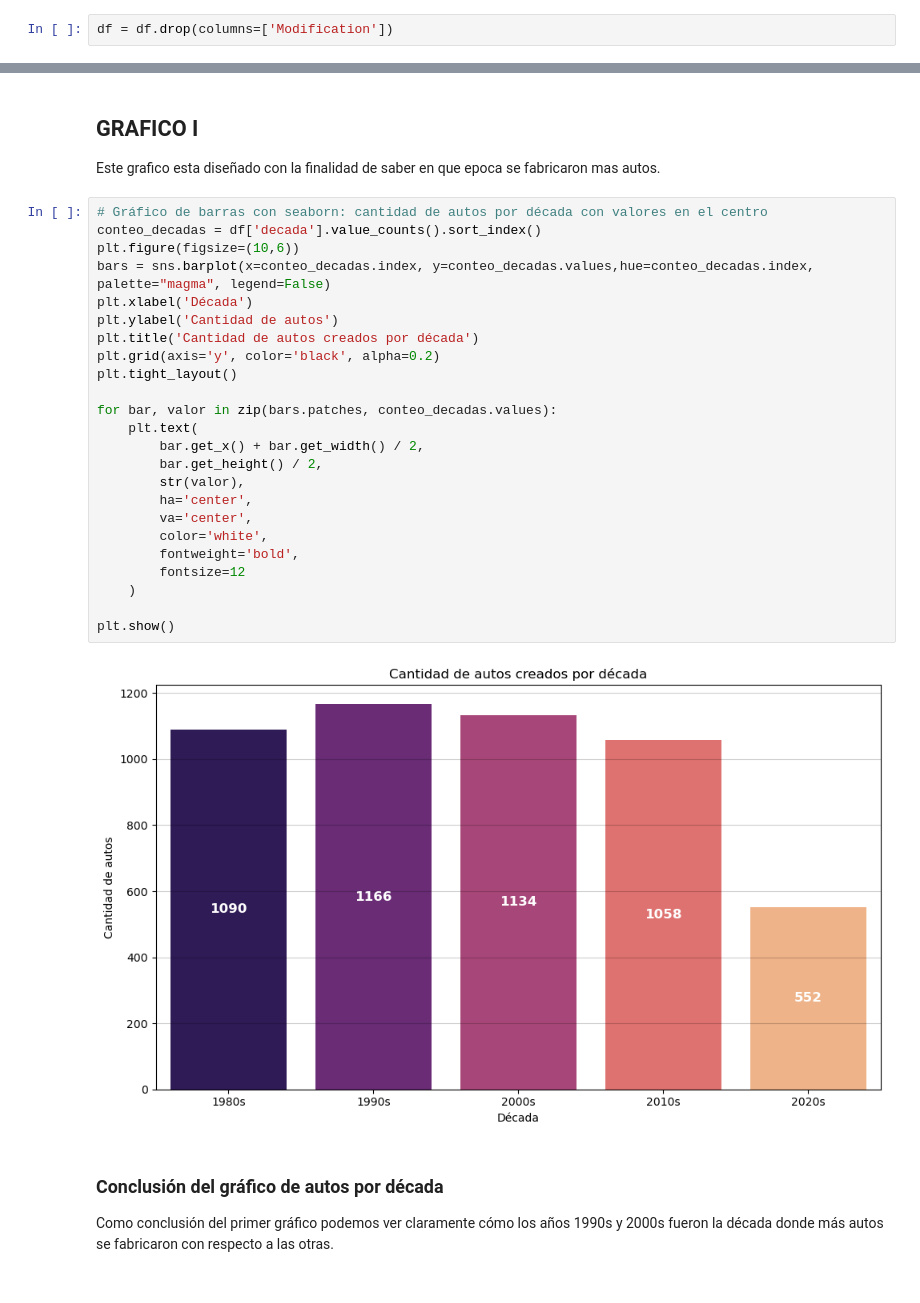
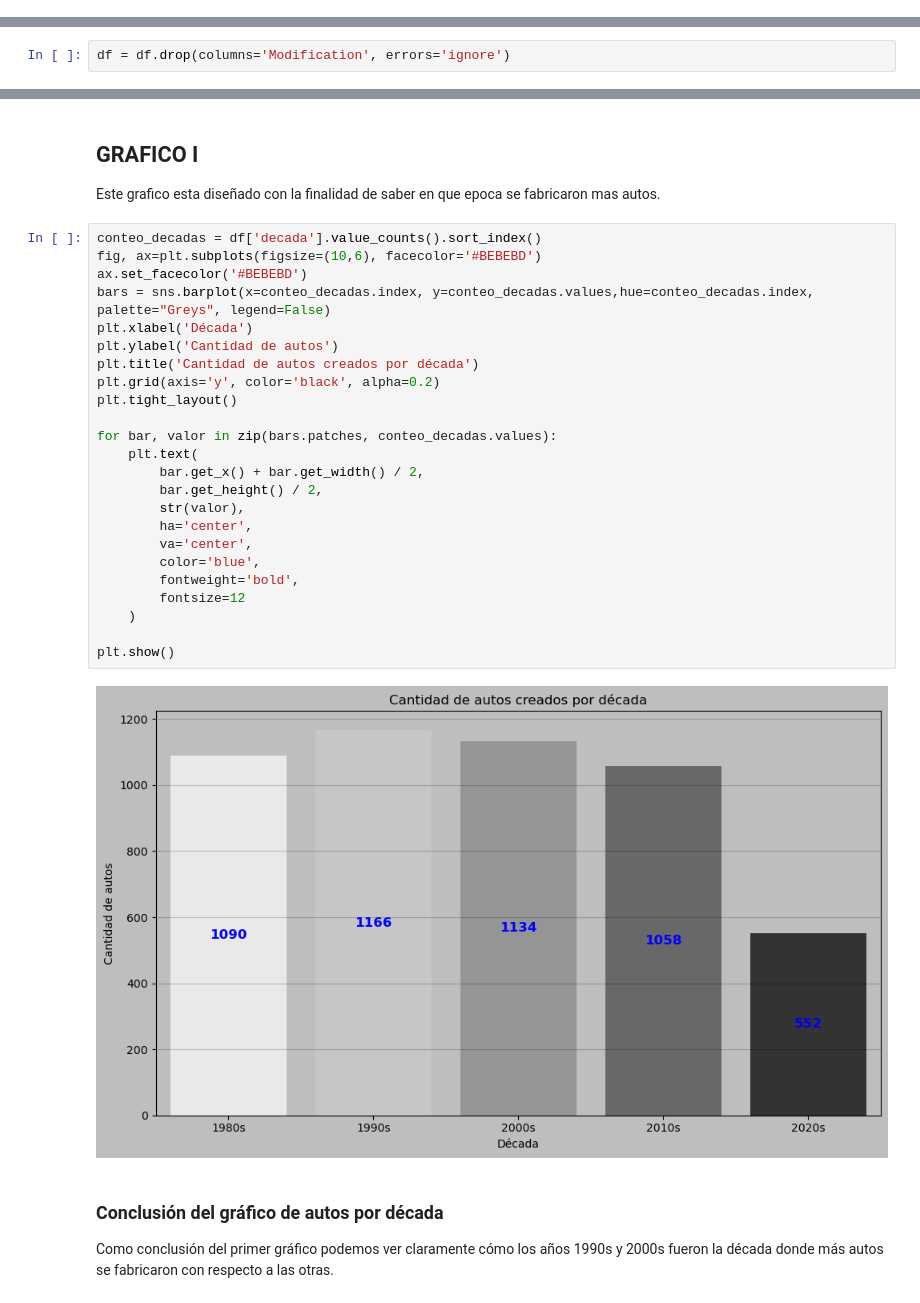
Before and after one commit to joaquinrodriguezi/ProyectoDSParte1Rodriguez, a Jupyter notebook: notebooks/entrenamiento.ipynb, the cells around one changed output, grey strips where cells are left out. Saved outputs shown, nothing was run; the diff lists cells and outputs as text.

```diff
--- a/notebooks/entrenamiento.ipynb
+++ b/notebooks/entrenamiento.ipynb
@@ -99,5 +91,3 @@ Modification             8
 dtype: int64
 
 --- FIN DEL INFORME ---
-# %%
-df = df.drop(columns=['Modification'])
@@ -105,0 +94,2 @@ df = df.drop(columns=['Modification'])
+# %%
+df = df.drop(columns='Modification', errors='ignore')
@@ -316,31 +120,31 @@ Columna Log_Price calculada exitosamente usando: np.log1p(Price)
 ## GRAFICO I
 Este grafico esta diseñado con la finalidad de saber en que epoca se fabricaron mas autos.
 # %%
-# Gráfico de barras con seaborn: cantidad de autos por década con valores en el centro
 conteo_decadas = df['decada'].value_counts().sort_index()
-plt.figure(figsize=(10,6))
-bars = sns.barplot(x=conteo_decadas.index, y=conteo_decadas.values,hue=conteo_decadas.index, palette="magma", legend=False)
+fig, ax=plt.subplots(figsize=(10,6), facecolor='#BEBEBD')
+ax.set_facecolor('#BEBEBD')
+bars = sns.barplot(x=conteo_decadas.index, y=conteo_decadas.values,hue=conteo_decadas.index, palette="Greys", legend=False)
 plt.xlabel('Década')
 plt.ylabel('Cantidad de autos')
 plt.title('Cantidad de autos creados por década')
 plt.grid(axis='y', color='black', alpha=0.2)
 plt.tight_layout()
 
 for bar, valor in zip(bars.patches, conteo_decadas.values):
     plt.text(
         bar.get_x() + bar.get_width() / 2,
         bar.get_height() / 2,
         str(valor),
         ha='center',
         va='center',
-        color='white',
+        color='blue',
         fontweight='bold',
         fontsize=12
     )
 
 plt.show()
 # %% [output]
-[figure, old version]
+[figure, new version]
 # %% [markdown]
 ### Conclusión del gráfico de autos por década
 Como conclusión del primer gráfico podemos ver claramente cómo los años 1990s y 2000s fueron la década donde más autos se fabricaron con respecto a las otras.
```
Also changed, not shown: parts of 29 cells of this notebook, 1 other file.
